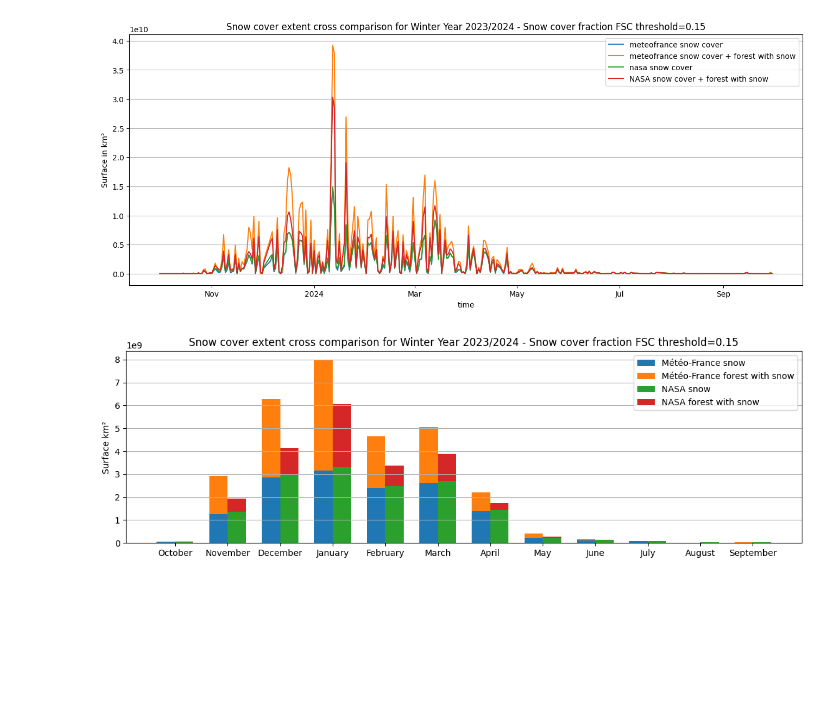
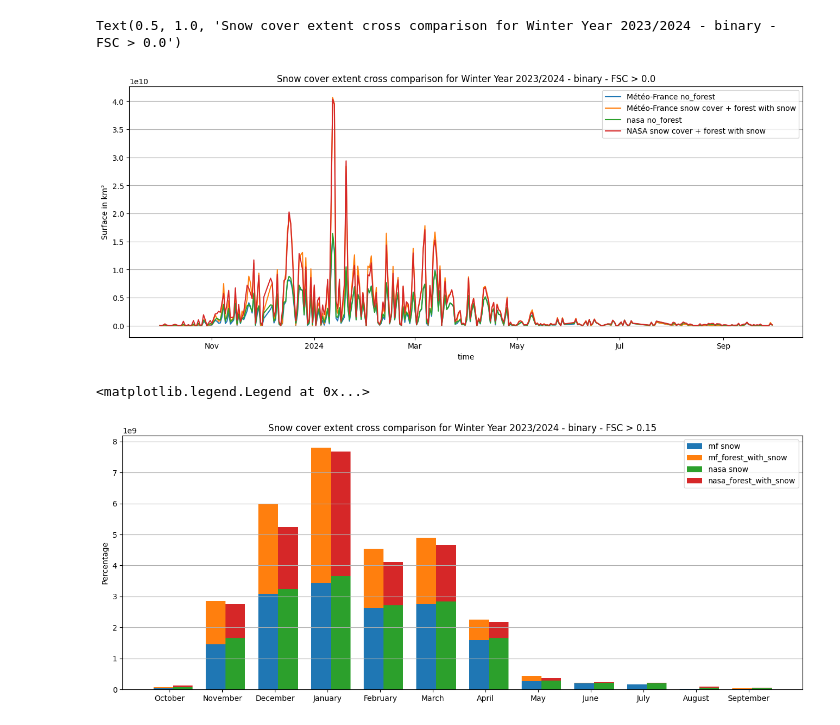
Before and after one commit to nicolaimpe/viirsnow, a Jupyter notebook: notebooks/snow_cover_extent_analysis.ipynb, the cells around one changed output. Saved outputs shown, nothing was run; the diff lists cells and outputs as text; code cells hidden in the pictures; blank space fills up the shorter version.

Commit message:
fix little bugs un sce cross comparison and reorganiza visualization

```diff
--- a/notebooks/snow_cover_extent_analysis.ipynb
+++ b/notebooks/snow_cover_extent_analysis.ipynb
@@ -114,10 +7,40 @@ visualize_sce_analysis(area_stats=area_stats, title='Snow cover fraction FSC thr
-# %%
-area_stats_stats_name = 'WY_2023_2024_SNPP_meteofrance_nasa_l3_sce_cross_comparison_snow_cover_fraction_res_375m_fsc_thresh_0.15.nc'
-
-
-area_stats_path= Path(f"{time_series_folder}").joinpath(area_stats_stats_name)
-area_stats = xr.open_dataset(area_stats_path)
-visualize_sce_analysis(area_stats=area_stats, title='Snow cover fraction FSC threshold=0.15')
-# %% [output]
-[figure, removed]
-[figure, removed]
+# %%
+from matplotlib import pyplot as plt
+from visualizations import plot_annual_daily_cross_sce
+fsc_thresh = 0.0
+file_name = f'sce_cross_comparison_WY_2023_2024_SNPP_meteofrance_nasa_l3_res_375m_fsc_thresh_{fsc_thresh}.nc'
+stats_dataset = xr.open_dataset(f"{stats_folder}/{file_name}")
+
+_, ax = plt.subplots(figsize=(16, 6))
+mode='binary'
+plot_annual_daily_cross_sce(area_stats=stats_dataset, ax=ax,mode=mode)
+ax.set_ylabel("Surface in km²")
+ax.set_title(f"Snow cover extent cross comparison for {str(winter_year)} - {mode} - FSC > {fsc_thresh}")
+# %% [output]
+Text(0.5, 1.0, 'Snow cover extent cross comparison for Winter Year 2023/2024 - binary - FSC > 0.0')
+[figure, added]
+# %%
+from visualizations import plot_multiple_stacked
+
+fsc_thresh = 0.15
+mode='binary'
+file_name = f'sce_cross_comparison_WY_2023_2024_SNPP_meteofrance_nasa_l3_res_375m_fsc_thresh_{fsc_thresh}.nc'
+stats_dataset = xr.open_dataset(f"{stats_folder}/{file_name}")
+
+_, ax = plt.subplots(figsize=(16, 6))
+
+monthly_avg = stats_dataset.resample({'time': "1ME"}).mean()
+to_plot = [monthly_avg.data_vars['meteofrance'].sel(class_name=cn).to_pandas() for cn in [f'no_forest_{mode}', f'forest_{mode}']]
+to_plot.extend([monthly_avg.data_vars['nasa'].sel(class_name=cn).to_pandas() for cn in [f'no_forest_{mode}', f'forest_{mode}']])
+plot_multiple_stacked(data=to_plot,ax=ax,stacked=[False, True, False, True],
+                      labels=['mf snow', 'mf_forest_with_snow', 'nasa snow', 'nasa_forest_with_snow'],
+                      colors=['tab:blue', 'tab:orange', 'tab:green', 'tab:red'])
+ax.set_ylabel("Surface in km²")
+ax.set_title(f"Snow cover extent cross comparison for {str(winter_year)} - {mode} - FSC > {fsc_thresh}")
+ax.set_xticklabels(to_plot[0].index.strftime("%B"))
+ax.set_ylabel('Percentage')
+ax.grid(True,axis='y')
+ax.legend()
+# %% [output]
+<matplotlib.legend.Legend at 0x...>
+[figure, added]
```
Also changed, not shown: parts of 6 cells of this notebook, 3 other files.
